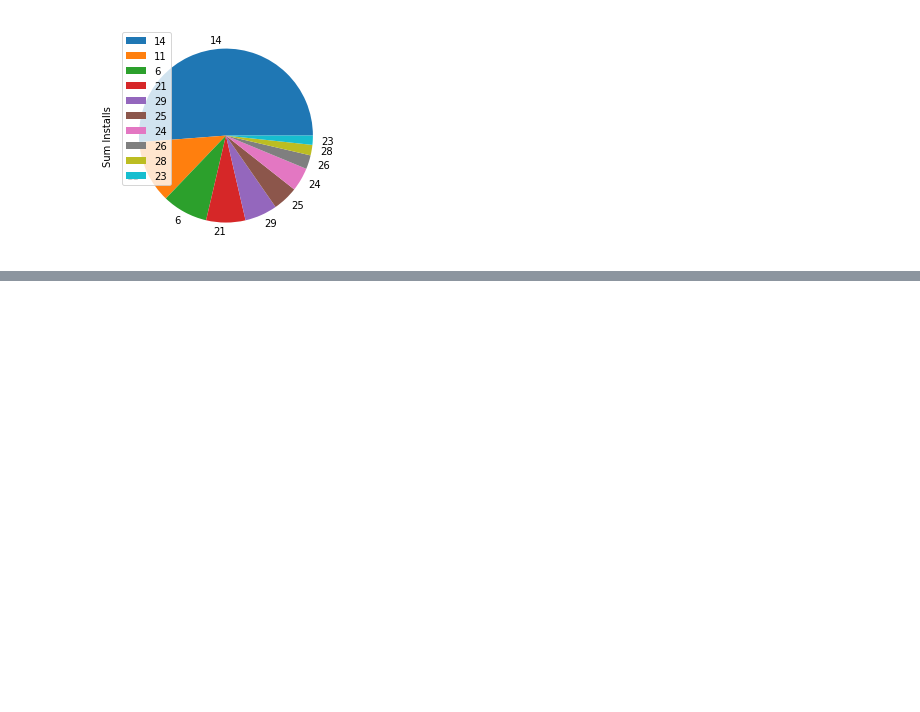
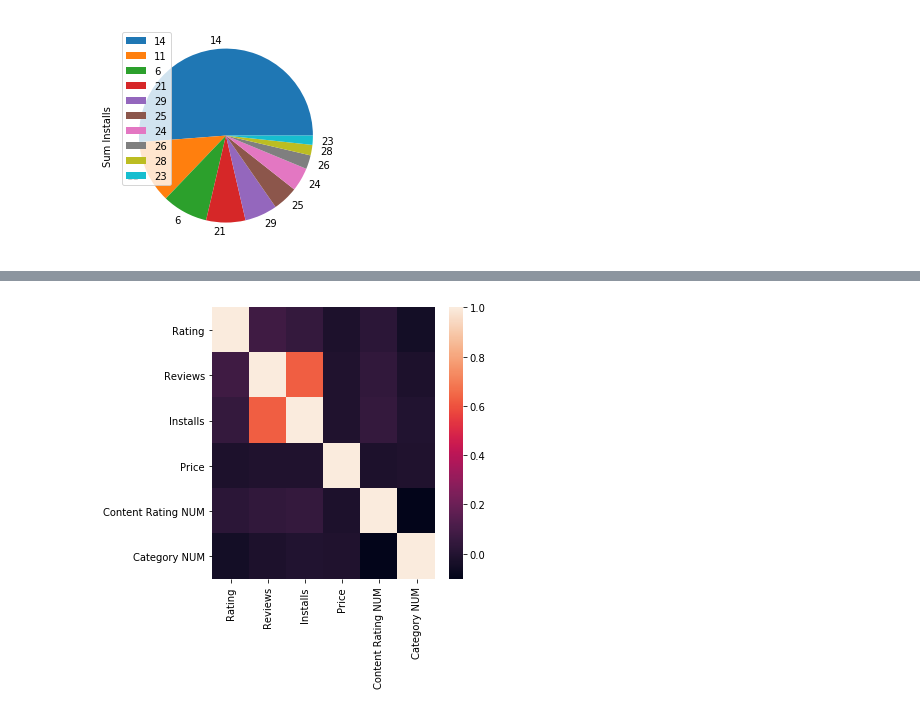
Before and after one commit to nikibhatt/DS-Unit-1-Sprint-3-Linear-Algebra, a Jupyter notebook: NB_Portfolio.ipynb, the cells around one changed output, grey strips where cells are left out. Drawn from its saved outputs; the diff is of its cells as text; code cells hidden in the pictures; blank space fills up the shorter version.

```diff
--- a/NB_Portfolio.ipynb
+++ b/NB_Portfolio.ipynb
@@ -339,0 +448,7 @@ df_sum_installs_for_category.plot.pie(y='Sum Installs')
+# %%
+plt.figure(figsize = (5, 5))
+sns.heatmap(df.corr())
+
+plt.show()
+# %% [output]
+[figure, added]
```
Also changed, not shown: parts of 8 cells of this notebook.
